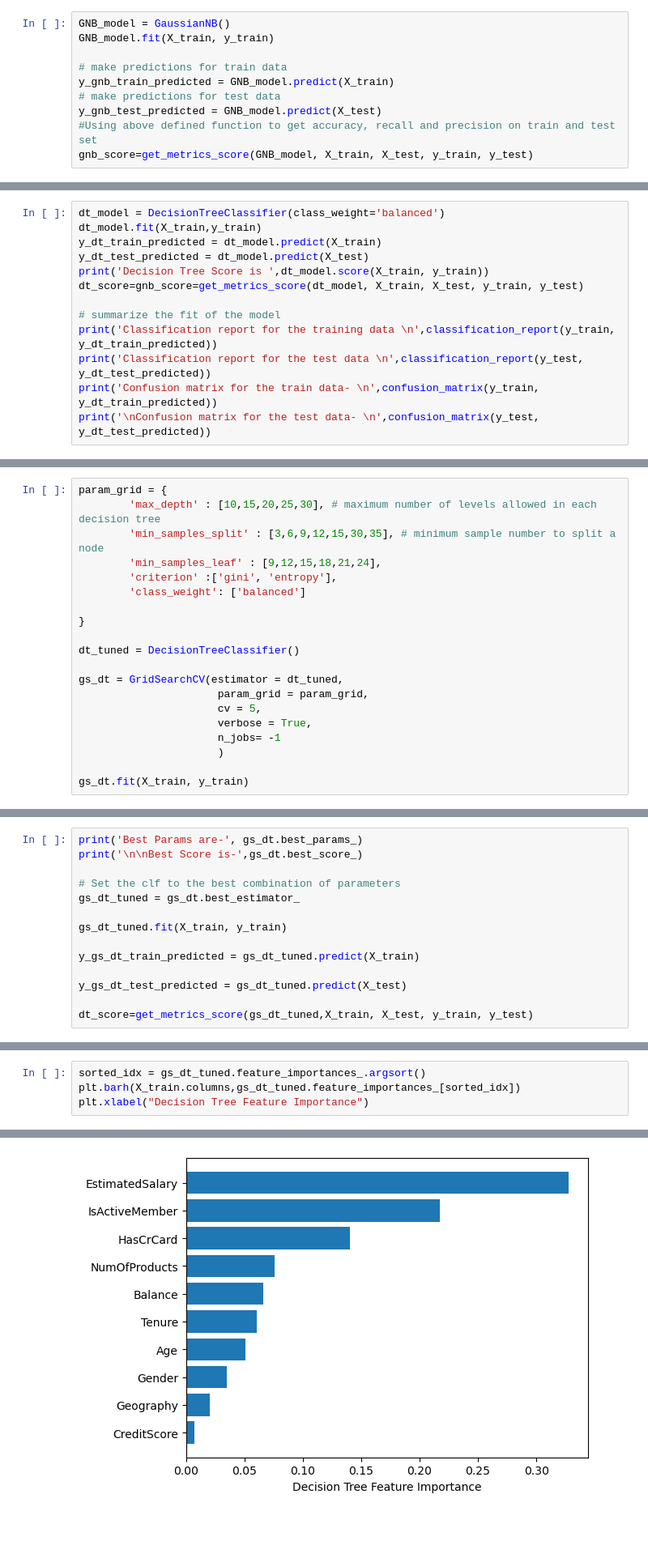
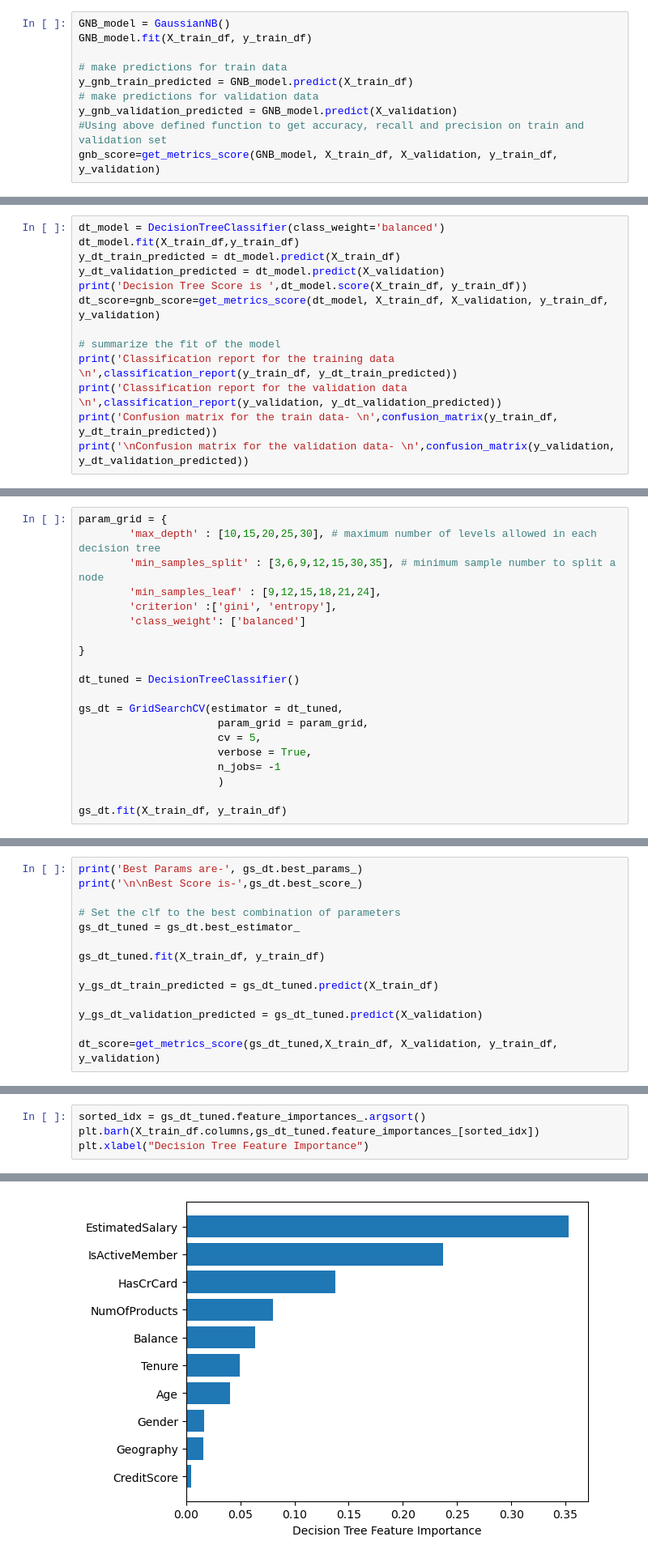
Before and after one commit to sudhanshusinghaiml/AWS-MLOps-Churn-Prediction-for-BankingCustomer, a Jupyter notebook: notebook-code/basic-classification-models.ipynb, the cells around one changed output, grey strips where cells are left out. Shown at 81% size. Drawn from its saved outputs; the diff is of its cells as text; blank space fills up the shorter version.

```diff
--- a/notebook-code/basic-classification-models.ipynb
+++ b/notebook-code/basic-classification-models.ipynb
@@ -281,12 +275,12 @@ Confusion matrix for the test data-
 ## 3 Gaussian Naive Bayes
 # %%
 GNB_model = GaussianNB()
-GNB_model.fit(X_train, y_train)
+GNB_model.fit(X_train_df, y_train_df)
 
 # make predictions for train data
-y_gnb_train_predicted = GNB_model.predict(X_train)
-# make predictions for test data
-y_gnb_test_predicted = GNB_model.predict(X_test)
-#Using above defined function to get accuracy, recall and precision on train and test set
-gnb_score=get_metrics_score(GNB_model, X_train, X_test, y_train, y_test)
+y_gnb_train_predicted = GNB_model.predict(X_train_df)
+# make predictions for validation data
+y_gnb_validation_predicted = GNB_model.predict(X_validation)
+#Using above defined function to get accuracy, recall and precision on train and validation set
+gnb_score=get_metrics_score(GNB_model, X_train_df, X_validation, y_train_df, y_validation)
 # %% [output]
@@ -326,17 +320,17 @@ Confusion matrix for the test data-
 ## 4. Decision Tree Classifier
 # %%
 dt_model = DecisionTreeClassifier(class_weight='balanced')
-dt_model.fit(X_train,y_train)
-y_dt_train_predicted = dt_model.predict(X_train)
-y_dt_test_predicted = dt_model.predict(X_test)
-print('Decision Tree Score is ',dt_model.score(X_train, y_train))
-dt_score=gnb_score=get_metrics_score(dt_model, X_train, X_test, y_train, y_test)
+dt_model.fit(X_train_df,y_train_df)
+y_dt_train_predicted = dt_model.predict(X_train_df)
+y_dt_validation_predicted = dt_model.predict(X_validation)
+print('Decision Tree Score is ',dt_model.score(X_train_df, y_train_df))
+dt_score=gnb_score=get_metrics_score(dt_model, X_train_df, X_validation, y_train_df, y_validation)
 
 # summarize the fit of the model
-print('Classification report for the training data \n',classification_report(y_train, y_dt_train_predicted))
-print('Classification report for the test data \n',classification_report(y_test, y_dt_test_predicted))
-print('Confusion matrix for the train data- \n',confusion_matrix(y_train, y_dt_train_predicted))
-print('\nConfusion matrix for the test data- \n',confusion_matrix(y_test, y_dt_test_predicted))
+print('Classification report for the training data \n',classification_report(y_train_df, y_dt_train_predicted))
+print('Classification report for the validation data \n',classification_report(y_validation, y_dt_validation_predicted))
+print('Confusion matrix for the train data- \n',confusion_matrix(y_train_df, y_dt_train_predicted))
+print('\nConfusion matrix for the validation data- \n',confusion_matrix(y_validation, y_dt_validation_predicted))
 # %% [output]
 Decision Tree Score is  1.0
 Accuracy on training set :  1.0
@@ -376,7 +370,7 @@ gs_dt = GridSearchCV(estimator = dt_tuned,
                       n_jobs= -1
                       )
 
-gs_dt.fit(X_train, y_train)
+gs_dt.fit(X_train_df, y_train_df)
 # %% [output]
 Fitting 5 folds for each of 420 candidates, totalling 2100 fits
 GridSearchCV(cv=5, estimator=DecisionTreeClassifier(), n_jobs=-1,
@@ -393,11 +387,11 @@ print('\n\nBest Score is-',gs_dt.best_score_)
 # Set the clf to the best combination of parameters
 gs_dt_tuned = gs_dt.best_estimator_
 
-gs_dt_tuned.fit(X_train, y_train)
+gs_dt_tuned.fit(X_train_df, y_train_df)
 
-y_gs_dt_train_predicted = gs_dt_tuned.predict(X_train)
+y_gs_dt_train_predicted = gs_dt_tuned.predict(X_train_df)
 
-y_gs_dt_test_predicted = gs_dt_tuned.predict(X_test)
+y_gs_dt_validation_predicted = gs_dt_tuned.predict(X_validation)
 
-dt_score=get_metrics_score(gs_dt_tuned,X_train, X_test, y_train, y_test)
+dt_score=get_metrics_score(gs_dt_tuned,X_train_df, X_validation, y_train_df, y_validation)
 # %% [output]
@@ -416,10 +410,10 @@ F1-Score on test set :  0.5277419354838709
 # %%
 sorted_idx = gs_dt_tuned.feature_importances_.argsort()
-plt.barh(X_train.columns,gs_dt_tuned.feature_importances_[sorted_idx])
+plt.barh(X_train_df.columns,gs_dt_tuned.feature_importances_[sorted_idx])
 plt.xlabel("Decision Tree Feature Importance")
 # %% [output]
 Text(0.5, 0, 'Decision Tree Feature Importance')
-[figure, old version]
+[figure, new version]
 # %% [markdown]
 ## 6. Random Forest Ensemble Technique
 # %%
```
Also changed, not shown: parts of 32 cells of this notebook, 3 other files.
